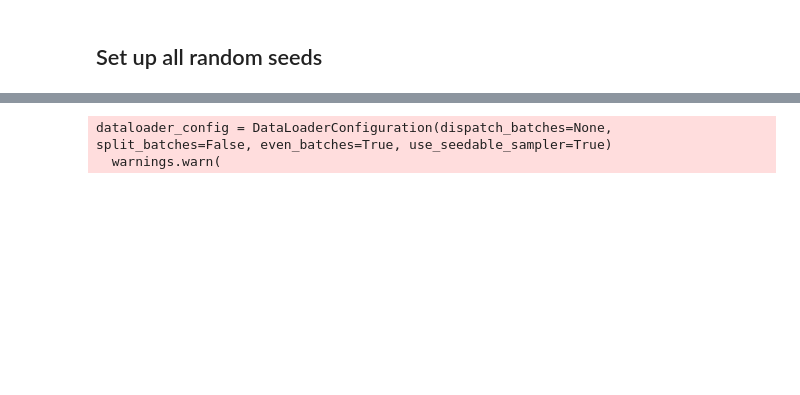
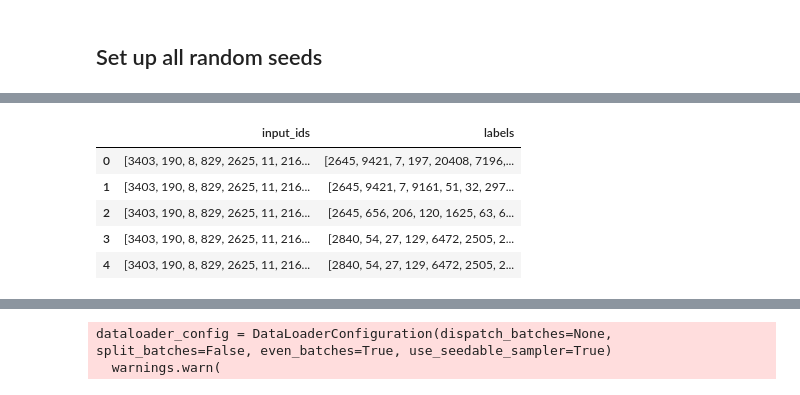
Before and after one commit to AJAkil/cs577_proj, a Jupyter notebook: notebooks/fine_tuning.ipynb, the cells around one changed output, grey strips where cells are left out. Saved outputs shown, nothing was run; the diff lists cells and outputs as text; code cells hidden in the pictures; blank space fills up the shorter version.

```diff
--- a/notebooks/fine_tuning.ipynb
+++ b/notebooks/fine_tuning.ipynb
@@ -204,2 +160,9 @@ tokenized_datasets = tokenized_datasets.remove_columns(['idx', 'inputs', 'target
 # %%
-# tokenized_datasets['train'].to_pandas().head().iloc[0]['input_ids']
+tokenized_datasets['train'].to_pandas().head()
+# %% [output]
+|  | input_ids | labels |
+| 0 | [3403, 190, 8, 829, 2625, 11, 216... | [2645, 9421, 7, 197, 20408, 7196,... |
+| 1 | [3403, 190, 8, 829, 2625, 11, 216... | [2645, 9421, 7, 9161, 51, 32, 297... |
+| 2 | [3403, 190, 8, 829, 2625, 11, 216... | [2645, 656, 206, 120, 1625, 63, 6... |
+| 3 | [3403, 190, 8, 829, 2625, 11, 216... | [2840, 54, 27, 129, 6472, 2505, 2... |
+| 4 | [3403, 190, 8, 829, 2625, 11, 216... | [2840, 54, 27, 129, 6472, 2505, 2... |
```
Also changed, not shown: parts of 27 cells of this notebook, 2 other files.
